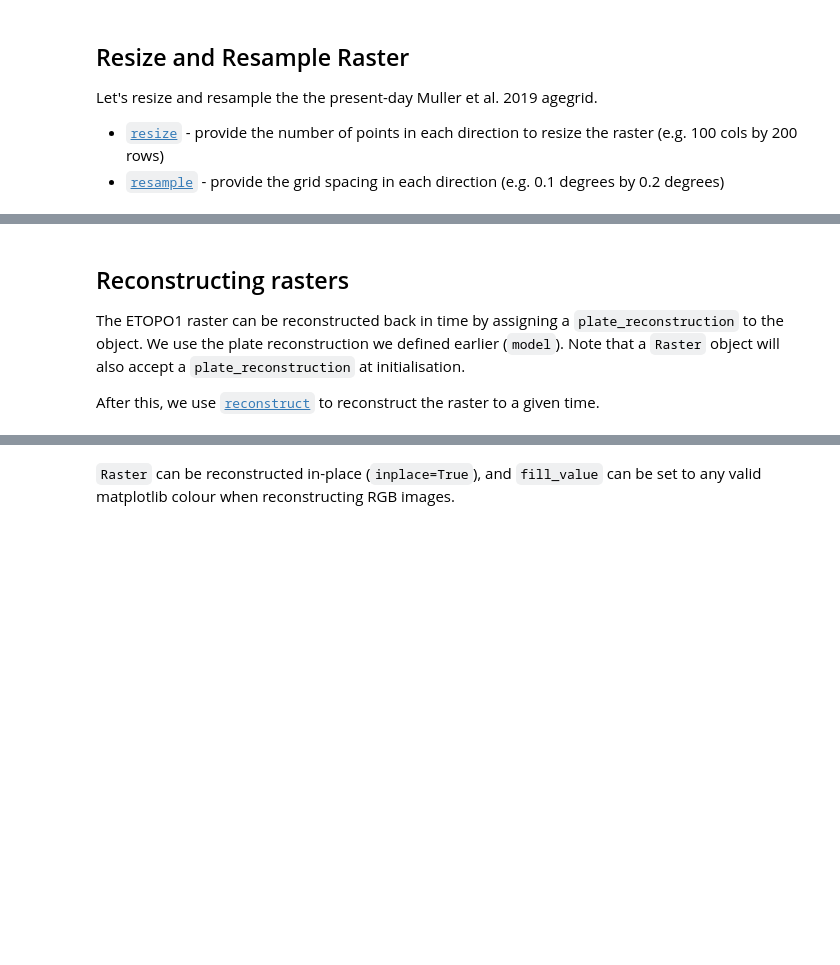
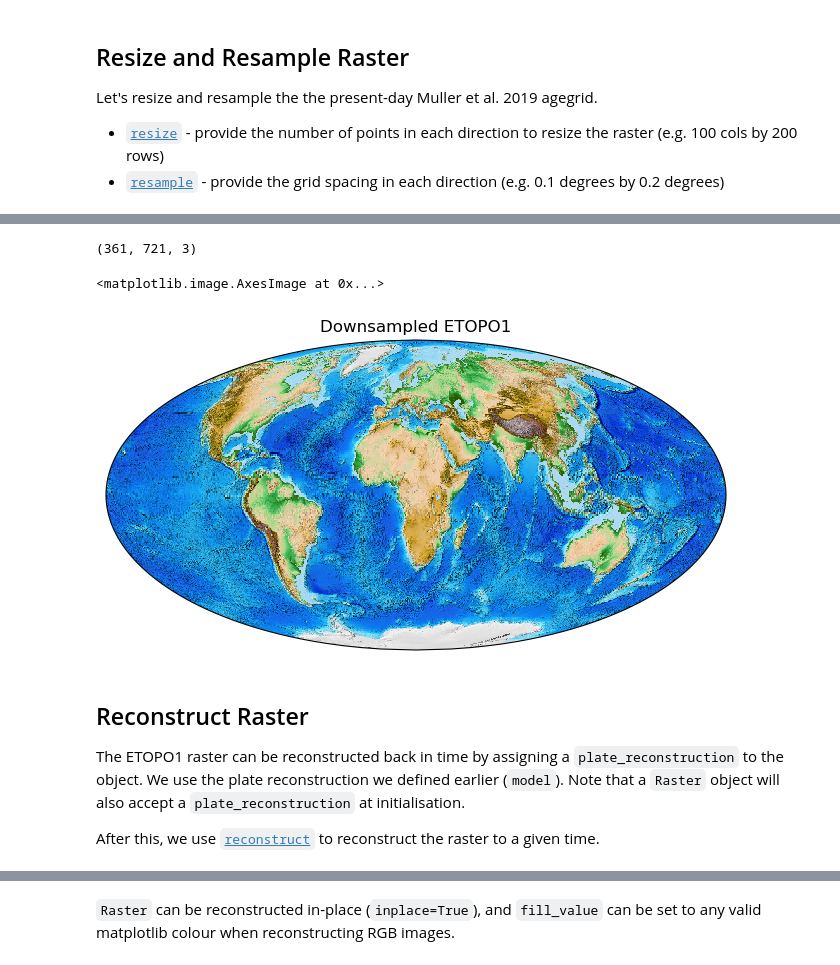
Before and after one commit to GPlates/gplately, a Jupyter notebook: Notebooks/06-Rasters.ipynb, the cells around one changed output, grey strips where cells are left out. Saved outputs shown, nothing was run; the diff lists cells and outputs as text; code cells hidden in the pictures; blank space fills up the shorter version.

```diff
--- a/Notebooks/06-Rasters.ipynb
+++ b/Notebooks/06-Rasters.ipynb
@@ -181,12 +191,17 @@ We can also resize this RGB raster using the [`Raster.resize`](https://gplates.g
 # %%
 etopo_downscaled = etopo.resample(0.5,0.5)
 print(etopo_downscaled.shape)
 
-fig = plt.figure(figsize=(10, 6))
+fig = plt.figure(figsize=(8, 6))
 ax1 = fig.add_subplot(111, projection=ccrs.Mollweide(central_longitude=20))
-etopo_downscaled.imshow(ax1, interpolation="none")
+ax1.set_title(f"Downsampled ETOPO1")
+etopo_downscaled.plot(ax1, interpolation="none")
+# %% [output]
+(361, 721, 3)
+<matplotlib.image.AxesImage at 0x...>
+[figure, added]
 # %% [markdown]
-## Reconstructing rasters
+## Reconstruct Raster
 
 The ETOPO1 raster can be reconstructed back in time by assigning a `plate_reconstruction` to the object. We use the plate reconstruction we defined earlier (`model`). Note that a `Raster` object will also accept a `plate_reconstruction` at initialisation.
 
```
Also changed, not shown: parts of 10 cells of this notebook, 1 other file.
